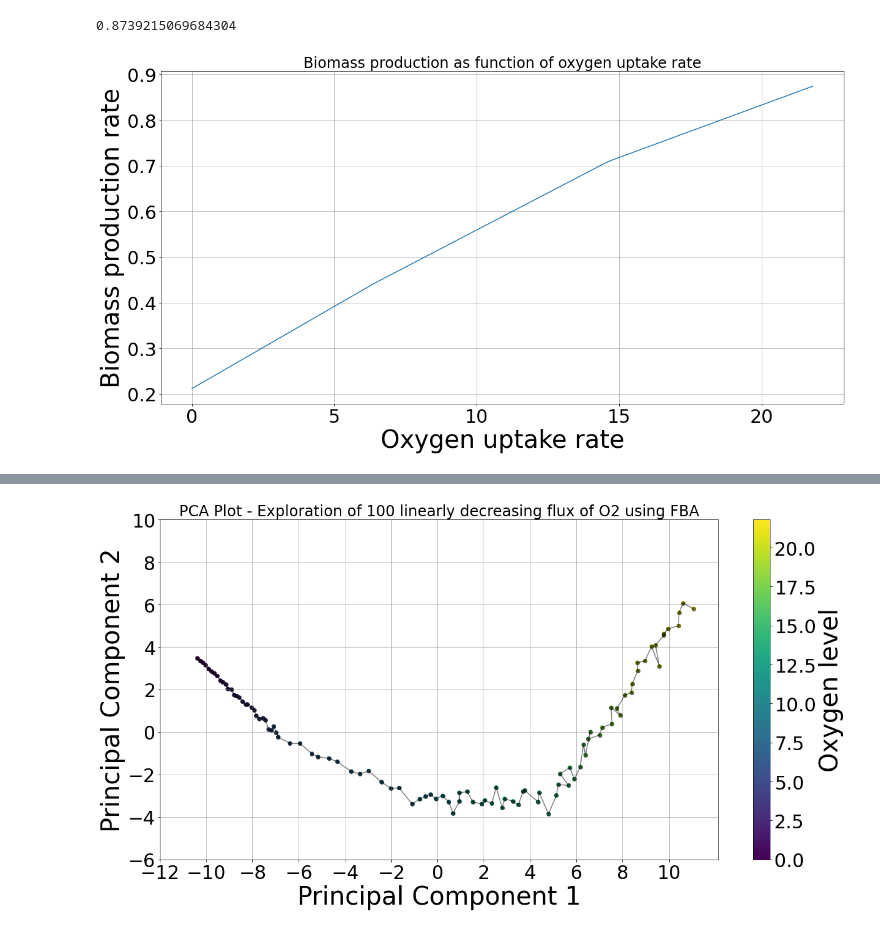
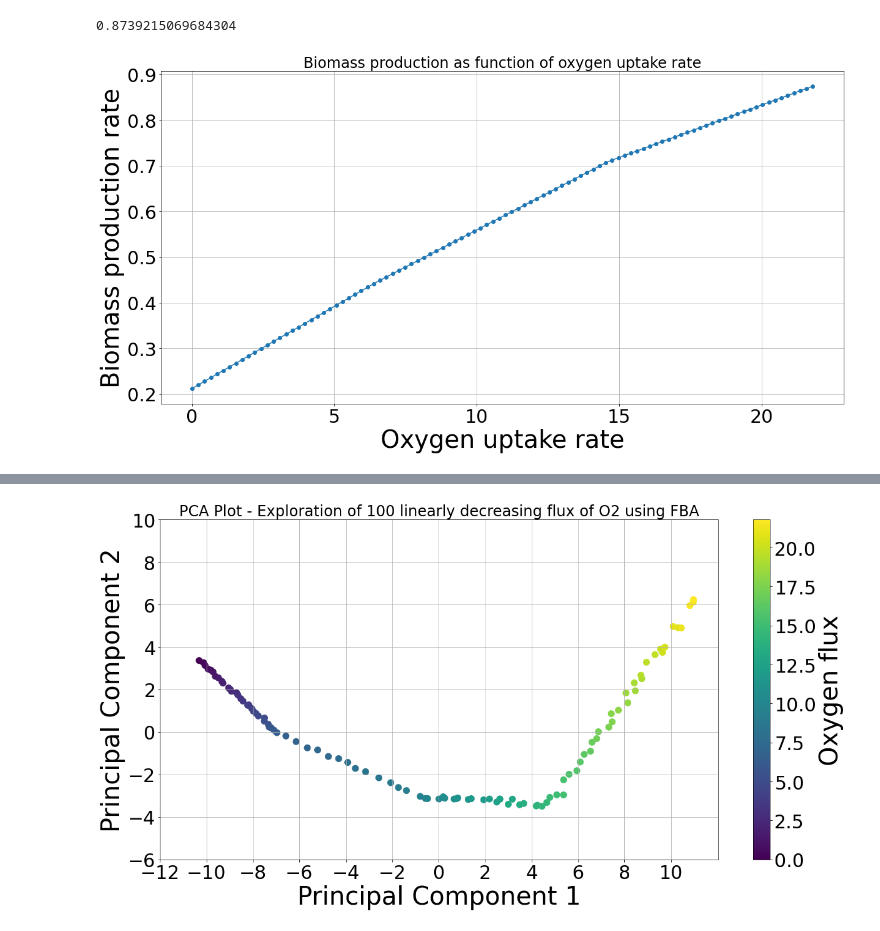
Before and after one commit to jaydeerafael/Metabolic-Trajectory-Inference, a Jupyter notebook: Metabolic_Trajectory.ipynb, the cells around one changed output, grey strips where cells are left out. Drawn from its saved outputs; the diff is of its cells as text; code cells hidden in the pictures.

```diff
--- a/Metabolic_Trajectory.ipynb
+++ b/Metabolic_Trajectory.ipynb
@@ -76,14 +76,14 @@ for flux in oxygen_fluxes:
         resulting_fluxes.append(numpy.nan)
 
 matplotlib.pyplot.figure(figsize = (20, 10))
-matplotlib.pyplot.plot(oxygen_fluxes, resulting_fluxes)
+matplotlib.pyplot.plot(oxygen_fluxes, resulting_fluxes, 'o-')  # added markers
 matplotlib.pyplot.xlabel('Oxygen uptake rate')
 matplotlib.pyplot.ylabel('Biomass production rate')
 matplotlib.pyplot.title('Biomass production as function of oxygen uptake rate')
 matplotlib.pyplot.grid(True)
 matplotlib.pyplot.show()
 # %% [output]
-[figure, old version]
+[figure, new version]
 # %%
 oxygen_fluxes
 # %% [output]
@@ -109,41 +109,43 @@ array([ 0.        ,  0.22020202,  0.44040404,  0.66060606,  0.88080808,
        20.91919192, 21.13939394, 21.35959596, 21.57979798, 21.8       ])
 # %%
 all_fluxes = []
+oxygen_fluxes_after_fba = []
 
 for flux in oxygen_fluxes:
     model.reactions.EX_o2_e.lower_bound = -flux
-    solution = model.optimize()
-    if solution.status == 'optimal':
+    solution = model.optimize()  # FBA
+    if solution:
         all_fluxes.append(solution.fluxes)
+        oxygen_fluxes_after_fba.append(numpy.abs(solution.fluxes['EX_o2_e']))
     else:
         all_fluxes.append([numpy.nan]*len(model.reactions))
+        oxygen_fluxes_after_fba.append(numpy.nan)
 
 df = pandas.DataFrame(all_fluxes, columns=[r.id for r in model.reactions])
 
 scaler = StandardScaler()
 scaled_df = scaler.fit_transform(df.fillna(0))
 
 pca = PCA(n_components = 2)
 principalComponents = pca.fit_transform(scaled_df)
 principalDf = pandas.DataFrame(data = principalComponents, columns = ['principal component 1', 'principal component 2'])
 
 fig, ax = matplotlib.pyplot.subplots(figsize = (20, 10))
 scatter = ax.scatter(principalDf['principal component 1'], principalDf['principal component 2'],
-                     c = oxygen_fluxes, cmap = 'viridis')  # using oxygen_fluxes for color
+                     c = oxygen_fluxes_after_fba, cmap = 'viridis', s = 100) # using oxygen_fluxes for color
 
-ax.plot(principalDf['principal component 1'], principalDf['principal component 2'], '-o', color='black', alpha=0.5)
 
 x_ticks = numpy.arange(-12, 12, step=2)
 y_ticks = numpy.arange(-6, 12, step=2)
 ax.set_xticks(x_ticks)
 ax.set_yticks(y_ticks)
 ax.set_xlabel('Principal Component 1')
 ax.set_ylabel('Principal Component 2')
 ax.set_title('PCA Plot - Exploration of 100 linearly decreasing flux of O2 using FBA')
-fig.colorbar(scatter, ax = ax, label = 'Oxygen level')
+fig.colorbar(scatter, ax = ax, label = 'Oxygen flux')
 ax.grid(True)
 matplotlib.pyplot.show()
 # %% [output]
-[figure, old version]
+[figure, new version]
 # %%
 all_fluxes = []
```
Also changed, not shown: parts of 6 cells of this notebook.
